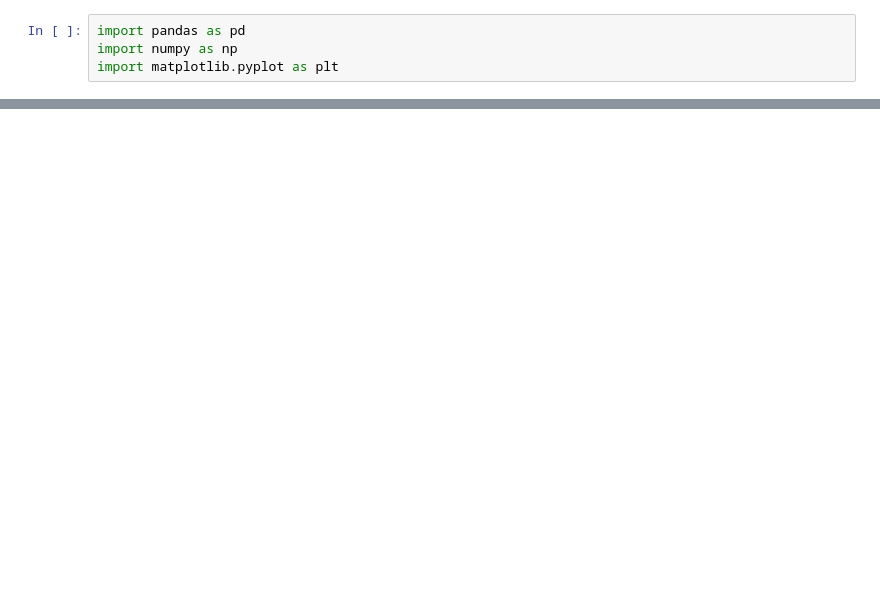
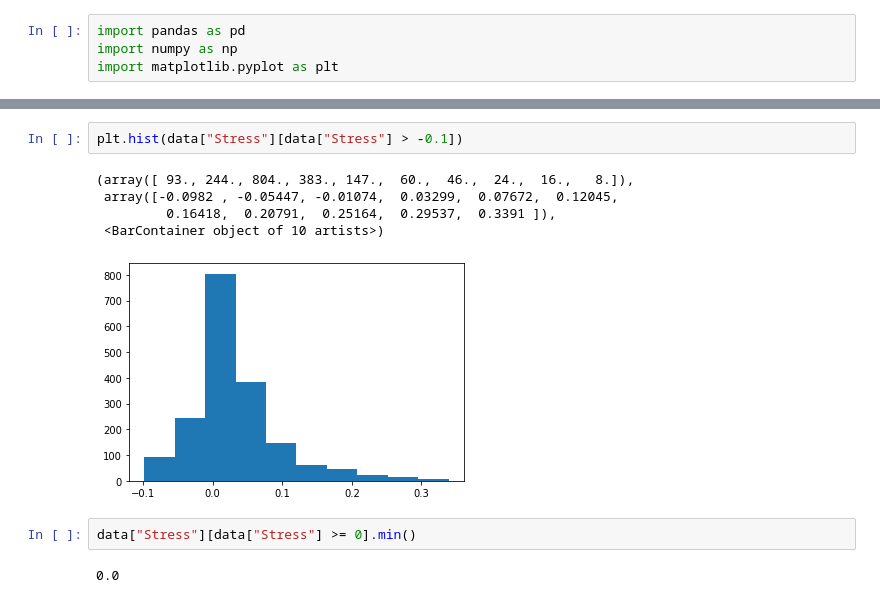
Before and after one commit to schwarzlab-ccb/SimChA, a Jupyter notebook: notebooks/fitness.ipynb, the cells around one changed output, grey strips where cells are left out. Cells and saved outputs as stored; diff of their text form; blank space fills up the shorter version.

```diff
--- a/notebooks/fitness.ipynb
+++ b/notebooks/fitness.ipynb
@@ -58,0 +60,12 @@ plt.hist(data["Essentiality"][data["Essentiality"] < -50], bins=bin_count);
+# %%
+plt.hist(data["Stress"][data["Stress"] > -0.1])
+# %% [output]
+(array([ 93., 244., 804., 383., 147.,  60.,  46.,  24.,  16.,   8.]),
+ array([-0.0982 , -0.05447, -0.01074,  0.03299,  0.07672,  0.12045,
+         0.16418,  0.20791,  0.25164,  0.29537,  0.3391 ]),
+ <BarContainer object of 10 artists>)
+[figure, added]
+# %%
+data["Stress"][data["Stress"] >= 0].min()
+# %% [output]
+0.0
```
Also changed, not shown: parts of 9 cells of this notebook, 11 other files.
